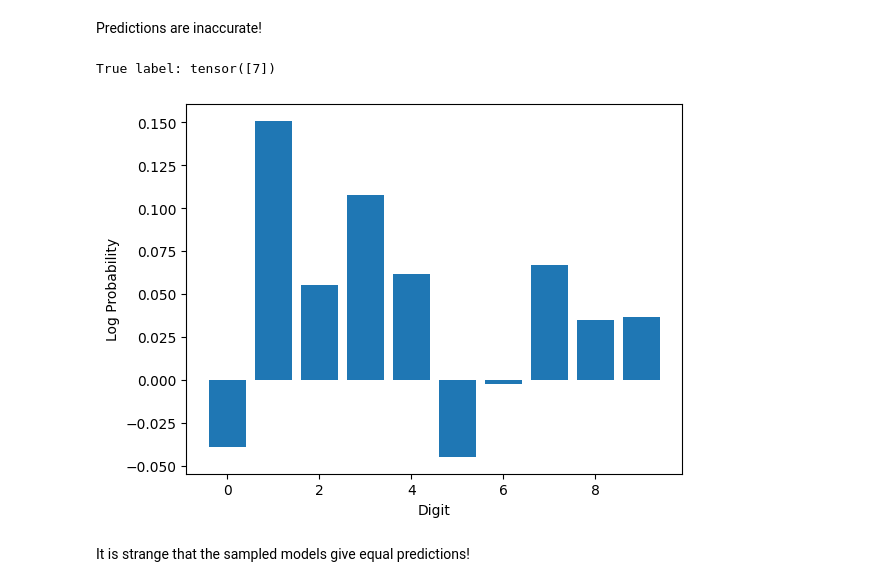
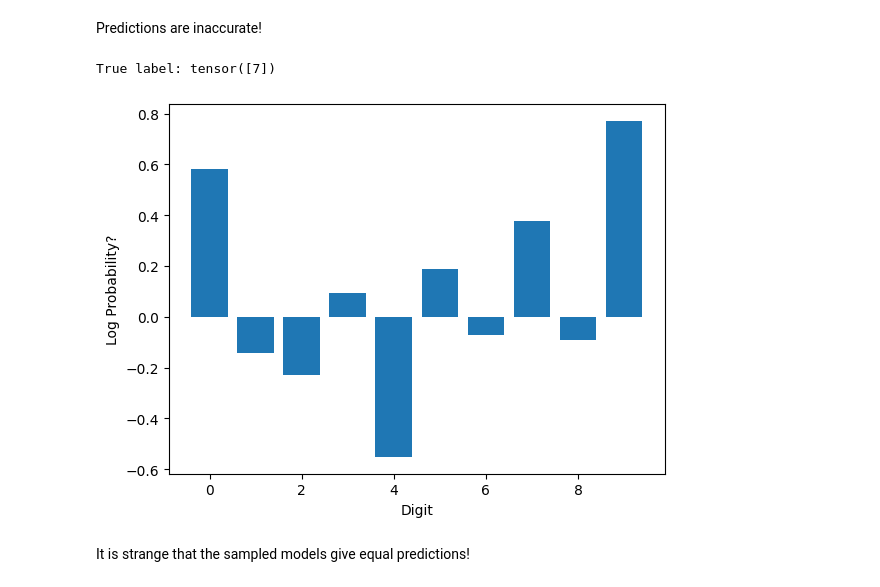
Before and after one commit to tvhgn/RTNet, a Jupyter notebook: RTNet/train_pretrained_AlexNet.ipynb, the cells around one changed output. Saved outputs shown, nothing was run; the diff lists cells and outputs as text; code cells hidden in the pictures.

```diff
--- a/RTNet/train_pretrained_AlexNet.ipynb
+++ b/RTNet/train_pretrained_AlexNet.ipynb
@@ -408,22 +422,23 @@ if load_model:
 # %% [markdown]
 Predictions are inaccurate!
 # %%
+net.eval()
 sampled_models = [guide(None, None) for _ in range(5)]
 
 sample_data, labels = next(iter(test_loader))
 print("True label:", labels)
 # Predicted class
 yhats = sampled_models[1](sample_data.to(device))
 
 # Graph predictions
 x_vals = np.array([i for i in range(10)])
 plt.bar(x_vals, yhats.squeeze().cpu().detach().numpy())
 plt.xlabel("Digit")
 plt.ylabel("Log Probability?")
 plt.show()
 # %% [output]
 True label: tensor([7])
-[figure, old version]
+[figure, new version]
 # %% [markdown]
 It is strange that the sampled models give equal predictions!
 # %%
```
Also changed, not shown: parts of 6 cells of this notebook, 1 other file.
